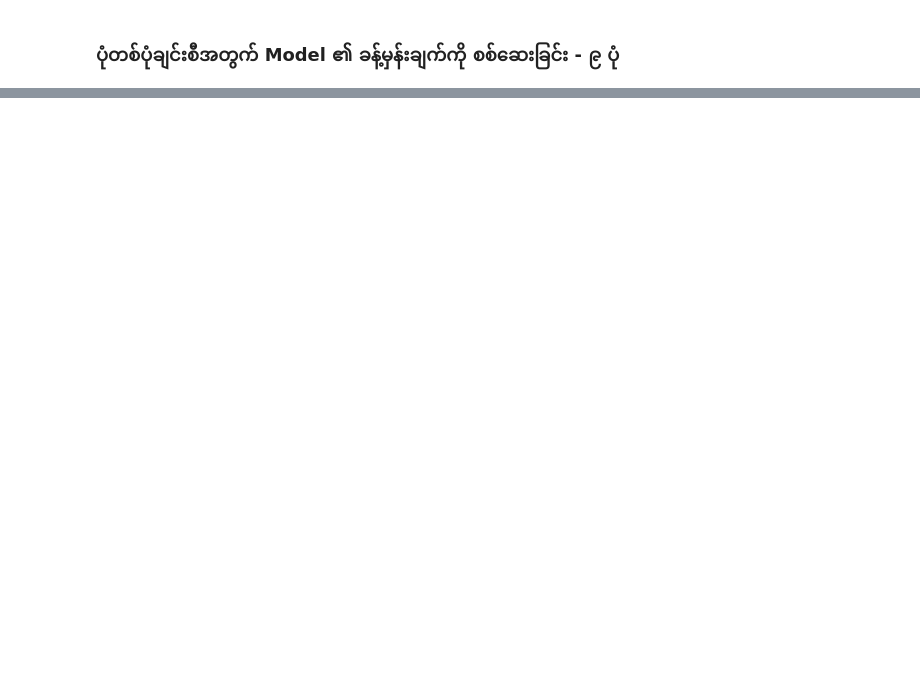
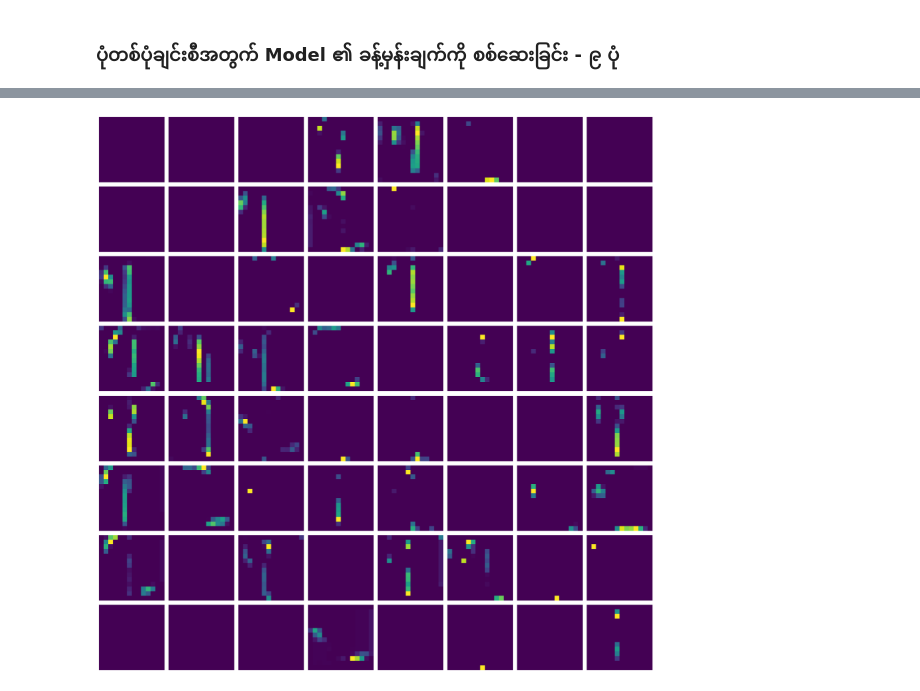
Before and after one commit to Nye1nChanSoe/understanding-cnn-from-scratch, a Jupyter notebook: notebooks/burmese_digits_cnn_pytorch.ipynb, the cells around one changed output, grey strips where cells are left out. Cells and saved outputs as stored; diff of their text form; code cells hidden in the pictures; blank space fills up the shorter version.

```diff
--- a/notebooks/burmese_digits_cnn_pytorch.ipynb
+++ b/notebooks/burmese_digits_cnn_pytorch.ipynb
@@ -253,0 +275,16 @@ plt.show()
+# %%
+model.eval()
+with torch.no_grad():
+    x = F.relu(F.max_pool2d(model.conv1(input_tensor), 2))
+    feature_maps_conv2 = F.relu(model.conv2(x))
+
+plt.figure(figsize=(20, 20))
+for i in range(64):
+    plt.subplot(8, 8, i + 1)
+    plt.imshow(feature_maps_conv2[0][i].cpu(), cmap='viridis')
+    plt.axis('off')
+
+plt.tight_layout()
+plt.show()
+# %% [output]
+[figure, added]
```
Also changed, not shown: parts of 13 cells of this notebook.
